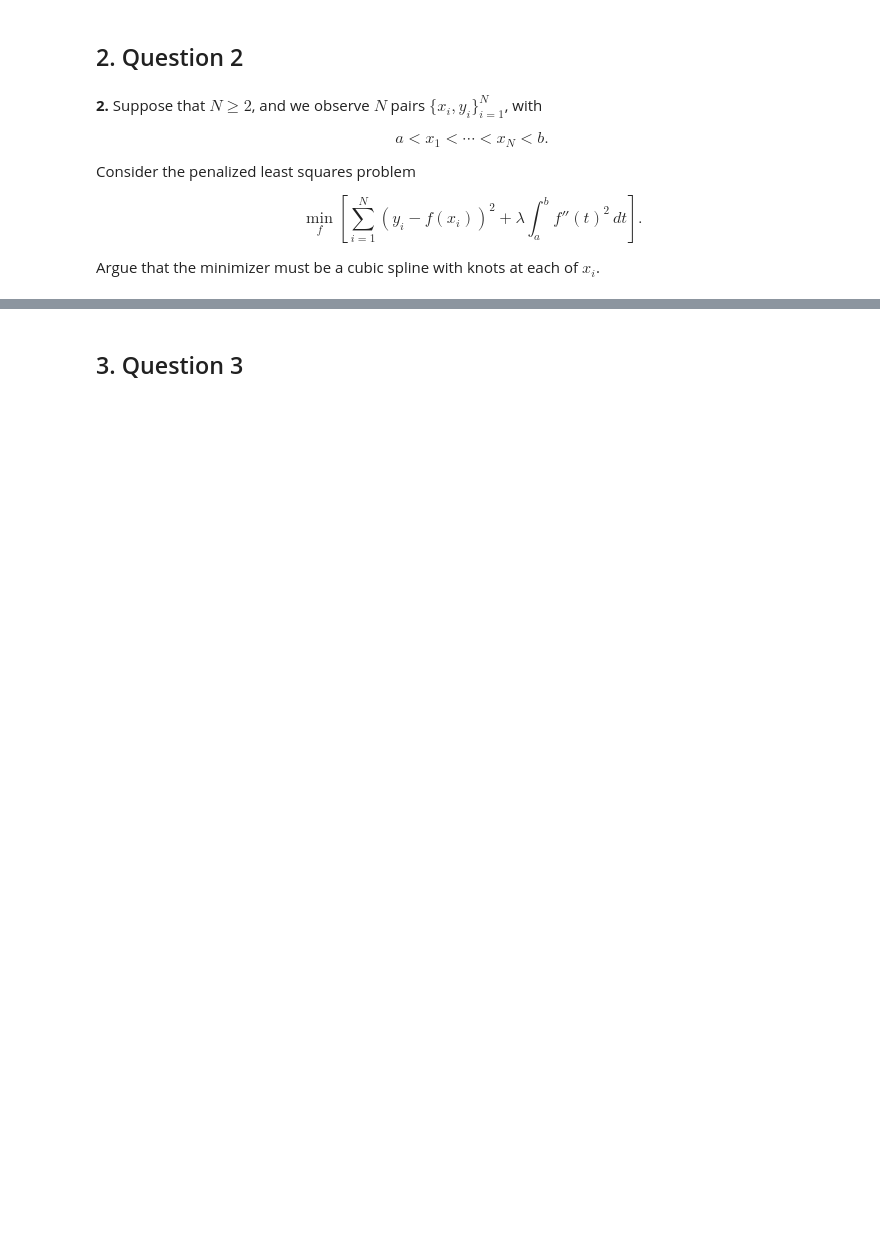
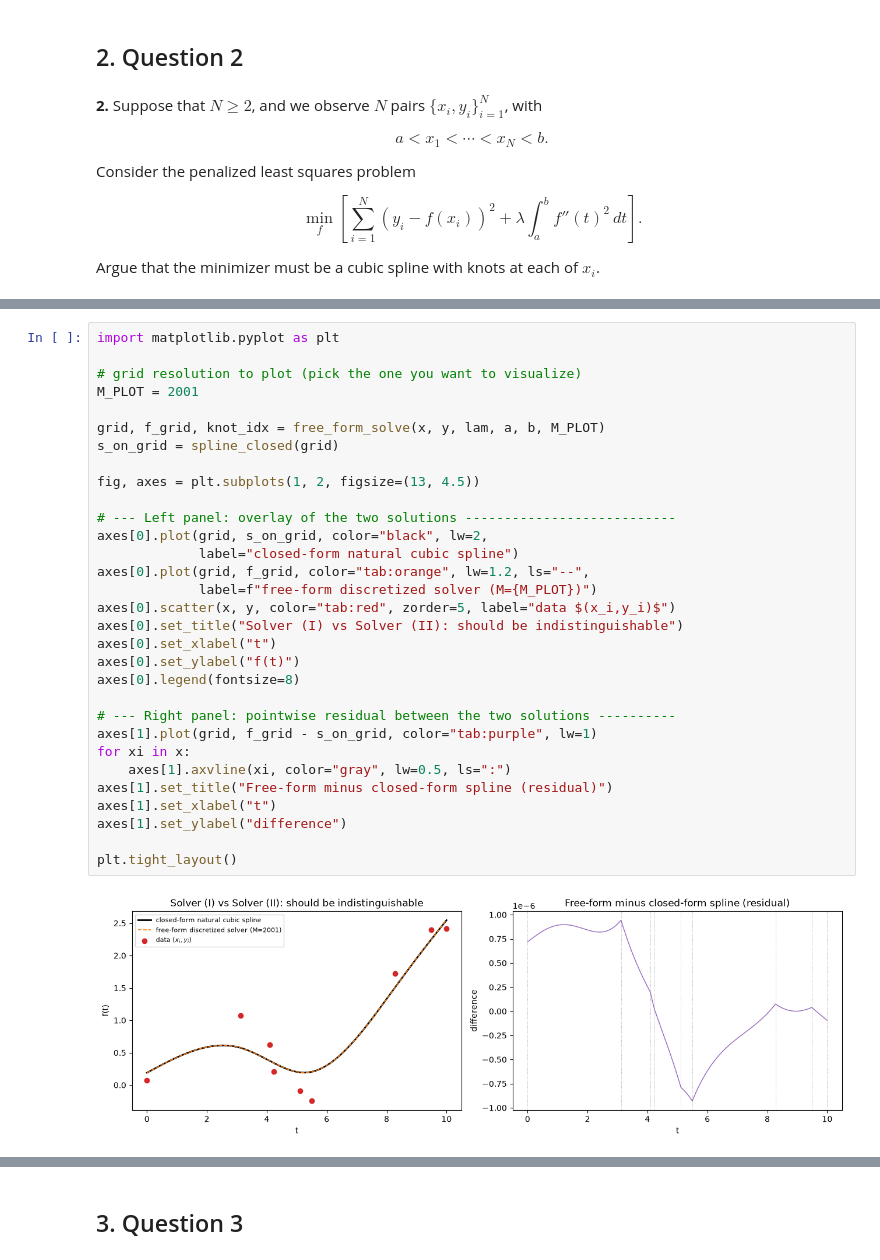
Before and after one commit to BrunoCavag/MS_PURDUE_DS, a Jupyter notebook: GRAD_57900_Statistical_Machine_Learning/Homework_1.ipynb, the cells around one changed output, grey strips where cells are left out. Drawn from its saved outputs; the diff is of its cells as text; blank space fills up the shorter version.

```diff
--- a/GRAD_57900_Statistical_Machine_Learning/Homework_1.ipynb
+++ b/GRAD_57900_Statistical_Machine_Learning/Homework_1.ipynb
@@ -175,0 +381,33 @@ The script (`hw1_problem3.py`) is fully self-contained and reproducible (all RNG
+# %%
+import matplotlib.pyplot as plt
+
+# grid resolution to plot (pick the one you want to visualize)
+M_PLOT = 2001
+
+grid, f_grid, knot_idx = free_form_solve(x, y, lam, a, b, M_PLOT)
+s_on_grid = spline_closed(grid)
+
+fig, axes = plt.subplots(1, 2, figsize=(13, 4.5))
+
+# --- Left panel: overlay of the two solutions ---------------------------
+axes[0].plot(grid, s_on_grid, color="black", lw=2,
+             label="closed-form natural cubic spline")
+axes[0].plot(grid, f_grid, color="tab:orange", lw=1.2, ls="--",
+             label=f"free-form discretized solver (M={M_PLOT})")
+axes[0].scatter(x, y, color="tab:red", zorder=5, label="data $(x_i,y_i)$")
+axes[0].set_title("Solver (I) vs Solver (II): should be indistinguishable")
+axes[0].set_xlabel("t")
+axes[0].set_ylabel("f(t)")
+axes[0].legend(fontsize=8)
+
+# --- Right panel: pointwise residual between the two solutions ----------
+axes[1].plot(grid, f_grid - s_on_grid, color="tab:purple", lw=1)
+for xi in x:
+    axes[1].axvline(xi, color="gray", lw=0.5, ls=":")
+axes[1].set_title("Free-form minus closed-form spline (residual)")
+axes[1].set_xlabel("t")
+axes[1].set_ylabel("difference")
+
+plt.tight_layout()
+# %% [output]
+[figure, added]
```
Also changed, not shown: parts of 19 cells of this notebook, 4 other files.
